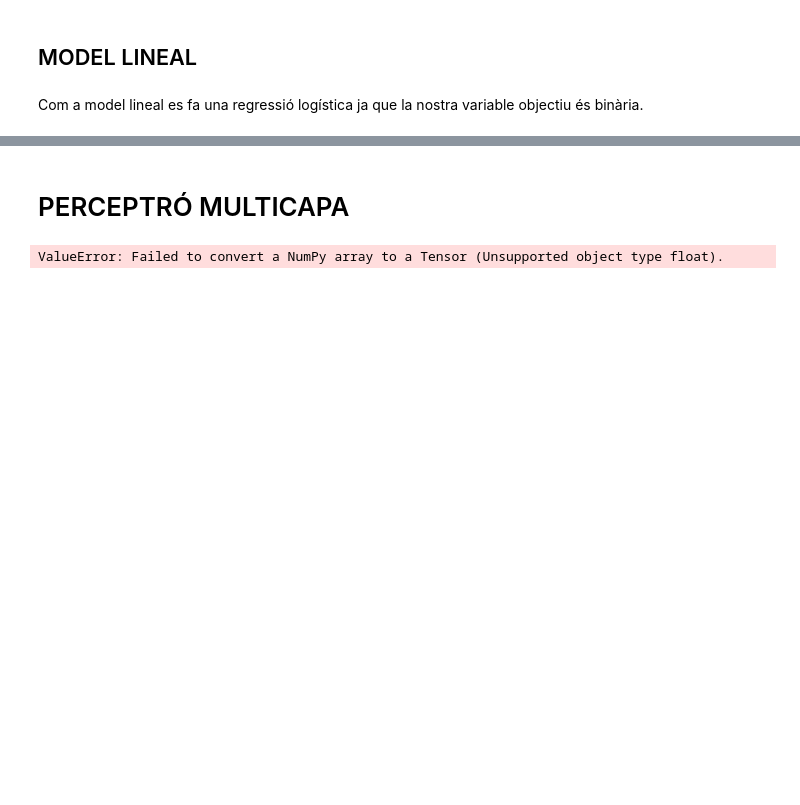
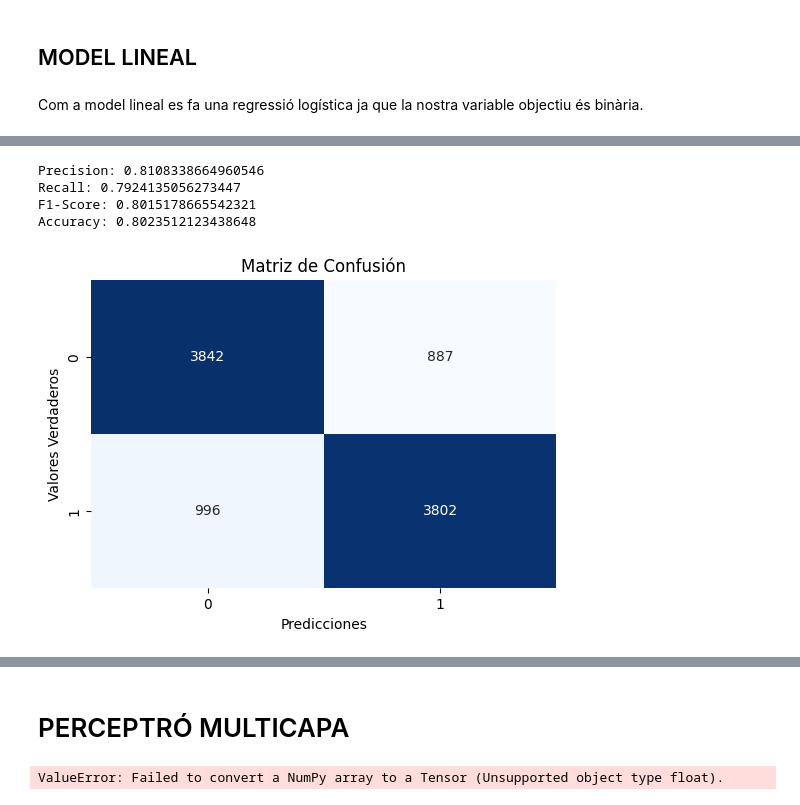
Before and after one commit to annacp04/Perceptro-multicapa, a Jupyter notebook: practica_xndl.ipynb, the cells around one changed output, grey strips where cells are left out. Cells and saved outputs as stored; diff of their text form; code cells hidden in the pictures; blank space fills up the shorter version.

```diff
--- a/practica_xndl.ipynb
+++ b/practica_xndl.ipynb
@@ -589,8 +590,13 @@ from sklearn.preprocessing import LabelEncoder
 from sklearn.metrics import precision_recall_fscore_support
 from sklearn.metrics import f1_score, recall_score, accuracy_score, precision_score
 
-def entrenament(data):
+def entrenament(data, model, parametres=None):
     X_train, X_test, y_train, y_test = particio_dades(data)
+
+    # Codificar y_train y y_test justo después de la partición
+    encoder = LabelEncoder()
+    y_train_encoded = encoder.fit_transform(y_train)
+    y_test_encoded = encoder.transform(y_test)
 
     numeriques = X_train.select_dtypes(include=['float64', 'int64']).columns.tolist()
     categoriques = X_train.select_dtypes(include=['category', 'object']).columns.tolist()
@@ -601,26 +607,22 @@ def entrenament(data):
 
     X_train_imputed, X_test_imputed = imputacio_knn(X_train_norm, X_test_norm)
 
-    # Aquí li podem posar el oversampling que volguem
-    X_train_resampled, y_train_resampled = smote_oversampling(X_train_imputed, y_train)
+    # Cross Validation
+    if parametres:
+        grid_search = GridSearchCV(model, parametres, cv=5, scoring='accuracy')
+        grid_search.fit(X_train_imputed, y_train_encoded)
+        print("Millors paràmetres:", grid_search.best_params_)
+        print("Millor F1 score en CV:", grid_search.best_score_)
+        model = grid_search.best_estimator_
 
-    log_reg = LogisticRegression()
-    log_reg.fit(X_train_resampled, y_train_resampled)
-
-    y_pred = log_reg.predict(X_test_imputed)
-
-    encoder = LabelEncoder()
-    encoder.fit(y_test)
-
-    # Transformar las etiquetas verdaderas y predichas
-    y_true_encoded = encoder.transform(y_test)
-    y_pred_encoded = encoder.transform(y_pred)
+    model.fit(X_train_imputed, y_train_encoded)
+    y_pred = model.predict(X_test_imputed)
 
     #Mètriques
-    precision = precision_score(y_true_encoded, y_pred_encoded, average='binary')
-    recall = recall_score(y_true_encoded, y_pred_encoded, average='binary')
-    f1 = f1_score(y_true_encoded, y_pred_encoded, average='binary')
-    accuracy = accuracy_score(y_true_encoded, y_pred_encoded)
+    precision = precision_score(y_test_encoded, y_pred, average='binary')
+    recall = recall_score(y_test_encoded, y_pred, average='binary')
+    f1 = f1_score(y_test_encoded, y_pred, average='binary')
+    accuracy = accuracy_score(y_test_encoded, y_pred)
 
     print("Precision:", precision)
     print("Recall:", recall)
@@ -628,7 +630,7 @@ def entrenament(data):
     print("Accuracy:", accuracy)
 
     # Crear la matriz de confusión
-    conf_matrix = confusion_matrix(y_true_encoded, y_pred_encoded)
+    conf_matrix = confusion_matrix(y_test_encoded, y_pred)
 
     # Visualizar la matriz de confusión
     plt.figure(figsize=(6, 4))
@@ -744,0 +659,9 @@ TypeError: '<' not supported between instances of 'float' and 'str'
+# %%
+model = LogisticRegression()
+entrenament(data, model)
+# %% [output]
+Precision: 0.8108338664960546
+Recall: 0.7924135056273447
+F1-Score: 0.8015178665542321
+Accuracy: 0.8023512123438648
+[figure, added]
```
Also changed, not shown: parts of 27 cells of this notebook.
